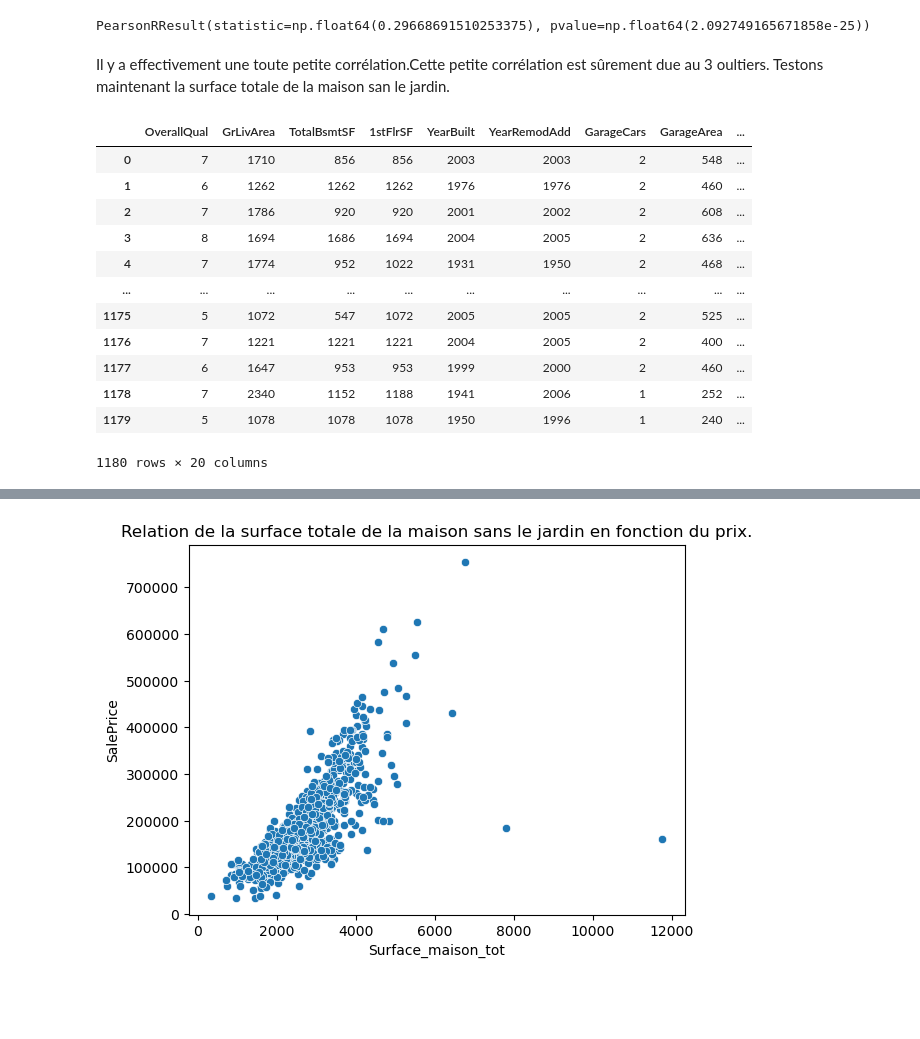
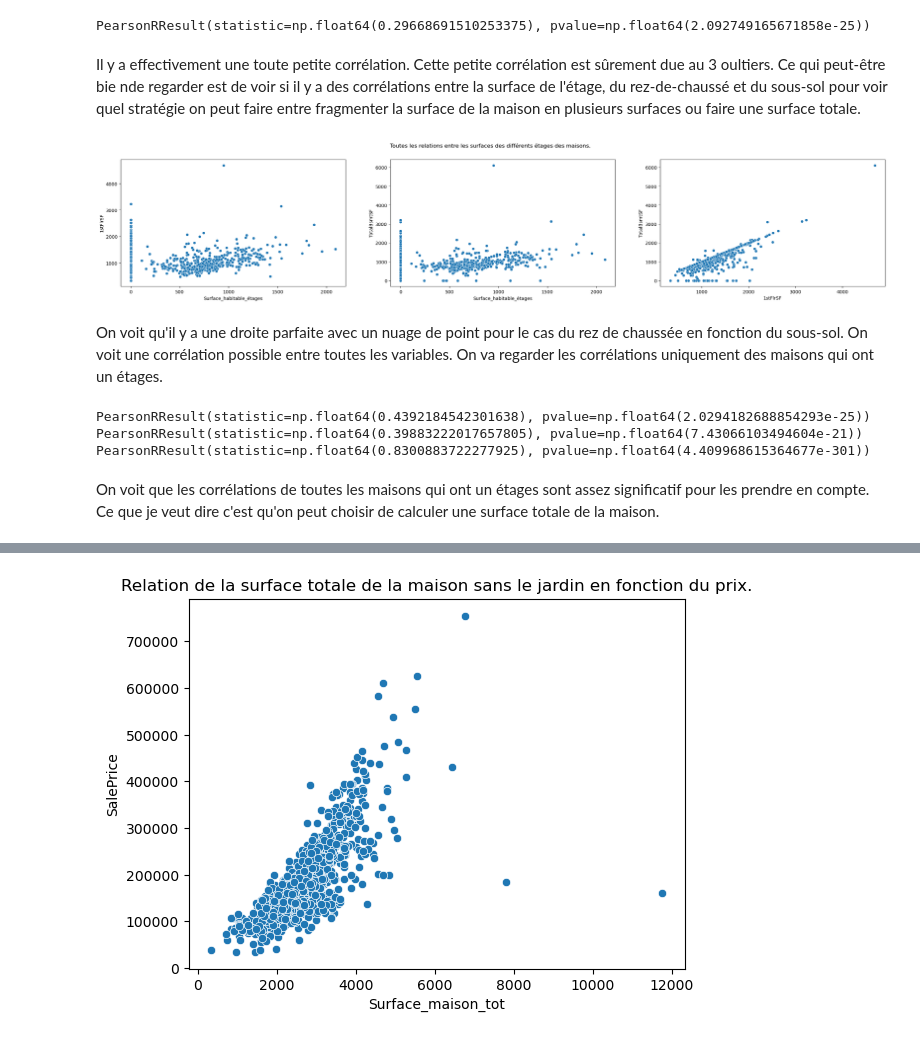
Before and after one commit to fmazur57u/Prediction_prix_immobilier, a Jupyter notebook: projet_prix_immobilier.ipynb, the cells around one changed output, grey strips where cells are left out. Saved outputs shown, nothing was run; the diff lists cells and outputs as text; code cells hidden in the pictures; blank space fills up the shorter version.

```diff
--- a/projet_prix_immobilier.ipynb
+++ b/projet_prix_immobilier.ipynb
@@ -79,7 +79,8 @@ On voit qu'il n'y a aucune valeur manquante dans le jeu de donnée.
 
 Comme on sait que c'est une note sur 10, c'est donc une variable discréte.
 # %%
-train_set["OverallQual"].value_counts().sort_index()
+analyse_set = train_set.copy()
+analyse_set["OverallQual"].value_counts().sort_index()
 # %% [output]
 OverallQual
 1       1
@@ -739,21 +738,26 @@ print(pearsonr(train_set["Surface_tot"], train_set["SalePrice"]))
 # %% [output]
 PearsonRResult(statistic=np.float64(0.29668691510253375), pvalue=np.float64(2.092749165671858e-25))
 # %% [markdown]
-Il y a effectivement une toute petite corrélation.Cette petite corrélation est sûrement due au 3 oultiers. Testons maintenant la surface totale de la maison san le jardin.
+Il y a effectivement une toute petite corrélation. Cette petite corrélation est sûrement due au 3 oultiers. Ce qui peut-être bie nde regarder est de voir si il y a des corrélations entre la surface de l'étage, du rez-de-chaussé et du sous-sol pour voir quel stratégie on peut faire entre fragmenter la surface de la maison en plusieurs surfaces ou faire une surface totale.
-# %%
-train_set["Surface_maison_tot"] = train_set["1stFlrSF"] + train_set["TotalBsmtSF"] + train_set["Surface_habitable_étages"]
-train_set
-# %% [output]
-|  | OverallQual | GrLivArea | TotalBsmtSF | 1stFlrSF | YearBuilt | YearRemodAdd | GarageCars | GarageArea | ... |
-| 0 | 7 | 1710 | 856 | 856 | 2003 | 2003 | 2 | 548 | ... |
-| 1 | 6 | 1262 | 1262 | 1262 | 1976 | 1976 | 2 | 460 | ... |
-| 2 | 7 | 1786 | 920 | 920 | 2001 | 2002 | 2 | 608 | ... |
-| 3 | 8 | 1694 | 1686 | 1694 | 2004 | 2005 | 2 | 636 | ... |
-| 4 | 7 | 1774 | 952 | 1022 | 1931 | 1950 | 2 | 468 | ... |
-| ... | ... | ... | ... | ... | ... | ... | ... | ... | ... |
-| 1175 | 5 | 1072 | 547 | 1072 | 2005 | 2005 | 2 | 525 | ... |
-| 1176 | 7 | 1221 | 1221 | 1221 | 2004 | 2005 | 2 | 400 | ... |
-| 1177 | 6 | 1647 | 953 | 953 | 1999 | 2000 | 2 | 460 | ... |
-| 1178 | 7 | 2340 | 1152 | 1188 | 1941 | 2006 | 1 | 252 | ... |
-| 1179 | 5 | 1078 | 1078 | 1078 | 1950 | 1996 | 1 | 240 | ... |
-1180 rows × 20 columns
+# %%
+fig, ax = plt.subplots(1, 3)
+plt.suptitle("Toutes les relations entre les surfaces des différents étages des maisons.")
+fig.set_size_inches(30, 5)
+sns.scatterplot(data=analyse_set, x="Surface_habitable_étages", y="1stFlrSF", ax=ax[0])
+sns.scatterplot(data=analyse_set, x="Surface_habitable_étages", y="TotalBsmtSF", ax=ax[1])
+sns.scatterplot(data=analyse_set, x="1stFlrSF", y="TotalBsmtSF", ax=ax[2])
+plt.show()
+# %% [output]
+[figure, added]
+# %% [markdown]
+On voit qu'il y a une droite parfaite avec un nuage de point pour le cas du rez de chaussée en fonction du sous-sol. On voit une corrélation possible entre toutes les variables. On va regarder les corrélations uniquement des maisons qui ont un étages.
+# %%
+print(pearsonr(analyse_set.query("`Surface_habitable_étages` != 0")["Surface_habitable_étages"], analyse_set.query("`Surface_habitable_étages` != 0")["1stFlrSF"]))
+print(pearsonr(analyse_set.query("`Surface_habitable_étages` != 0")["Surface_habitable_étages"], analyse_set.query("`Surface_habitable_étages` != 0")["TotalBsmtSF"]))
+print(pearsonr(analyse_set["1stFlrSF"], analyse_set["TotalBsmtSF"]))
+# %% [output]
+PearsonRResult(statistic=np.float64(0.4392184542301638), pvalue=np.float64(2.0294182688854293e-25))
+PearsonRResult(statistic=np.float64(0.39883222017657805), pvalue=np.float64(7.43066103494604e-21))
+PearsonRResult(statistic=np.float64(0.8300883722277925), pvalue=np.float64(4.409968615364677e-301))
+# %% [markdown]
+On voit que les corrélations de toutes les maisons qui ont un étages sont assez significatif pour les prendre en compte. Ce que je veut dire c'est qu'on peut choisir de calculer une surface totale de la maison.
```
Also changed, not shown: parts of 75 cells of this notebook.
